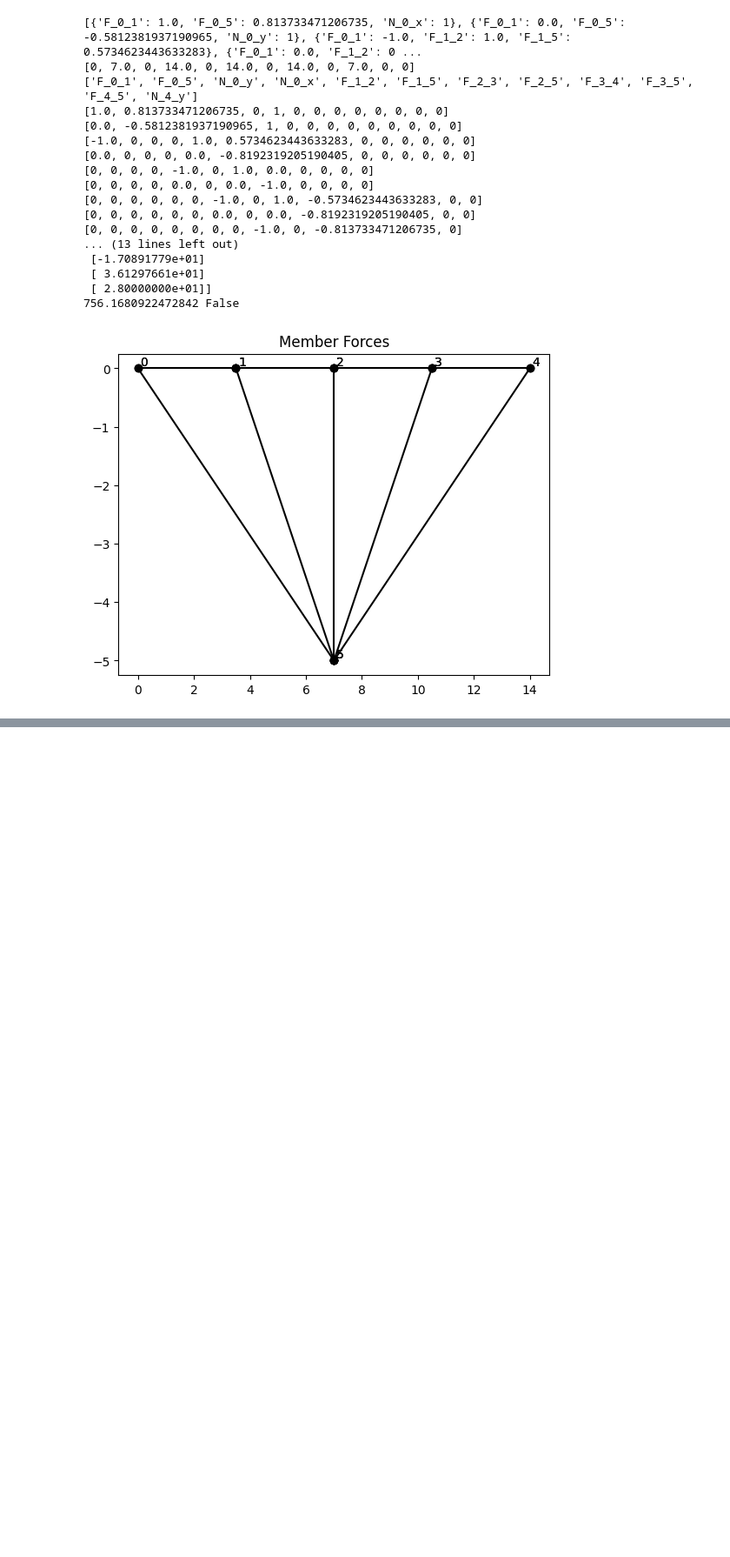
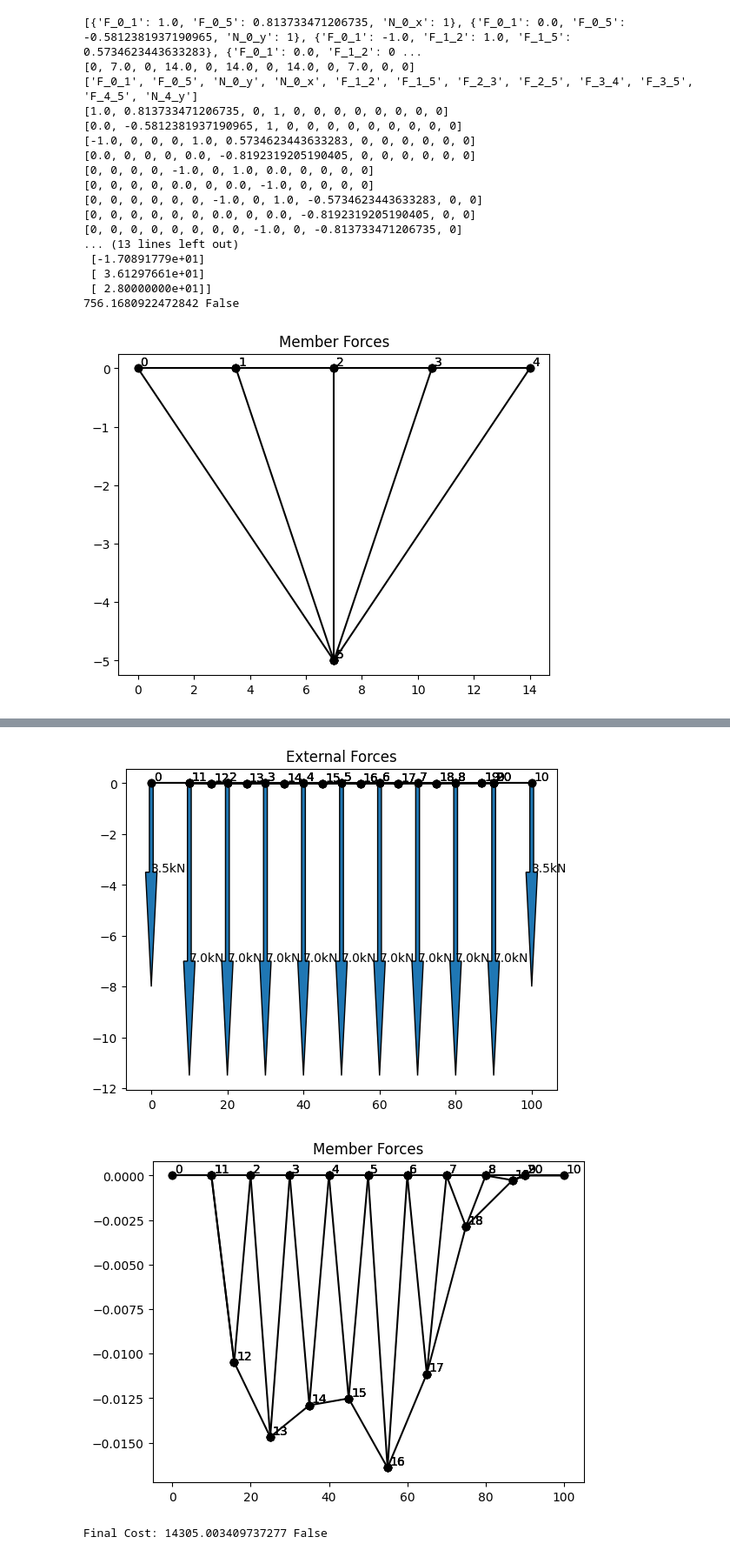
Before and after one commit to OLeather/truss-optimization, a Jupyter notebook: test.ipynb, the cells around one changed output, grey strips where cells are left out. Shown: that part at 87% size. Saved outputs shown, nothing was run; the diff lists cells and outputs as text; code cells hidden in the pictures; blank space fills up the shorter version.

```diff
--- a/test.ipynb
+++ b/test.ipynb
@@ -297,0 +218,68 @@ Final Cost: 739.2558744483861 True
+# %%
+from truss import *
+from scipy.optimize import minimize
+import random
+
+TRAIN_WEIGHT_PER_M = 5 # kN/m
+BRIDGE_LENGTH = 14 # m
+
+def optimize(xs, ys, print_solution = False):
+    joints = [
+        Joint(JointType.PIN, 0, 0, grounded=True),  # 0
+        Joint(JointType.GUSSET, 10, 0), # 1
+        Joint(JointType.GUSSET, 20, 0), # 2
+        Joint(JointType.GUSSET, 30, 0), # 3
+        Joint(JointType.GUSSET, 40, 0), # 4
+        Joint(JointType.GUSSET, 50, 0), # 5
+        Joint(JointType.GUSSET, 60, 0), # 6
+        Joint(JointType.GUSSET, 70, 0), # 7
+        Joint(JointType.GUSSET, 80, 0), # 8
+        Joint(JointType.GUSSET, 90, 0), # 9
+        Joint(JointType.ROLLER, 100, 0, grounded=True), # 10
+        Joint(JointType.GUSSET, xs[0], ys[0]), # 11
+        Joint(JointType.GUSSET, xs[1], ys[1]), # 12
+        Joint(JointType.GUSSET, xs[2], ys[2]), # 13
+        Joint(JointType.GUSSET, xs[3], ys[3]), # 14
+        Joint(JointType.GUSSET, xs[4], ys[4]), # 15
+        Joint(JointType.GUSSET, xs[5], ys[5]), # 16
+        Joint(JointType.GUSSET, xs[6], ys[6]), # 17
+        Joint(JointType.GUSSET, xs[7], ys[7]), # 19
+        Joint(JointType.GUSSET, xs[8], ys[8]), # 19
+        Joint(JointType.GUSSET, xs[9], ys[9])] # 20
+
+    links = [(0,1), (1,2), (2,3), (3,4), (4,5), (5,6), (6,7), (7,8), (8,9), (9,10), (0,11), (1,11), (1,12), (2,12), (2,13), (3,13), (3,14), (4,14), (4,15), (5,15), (5,16), (6,16), (6,17), (7,17), (7,18), (8,18), (8,19), (9,19), (9,20), (10,20), (11,12), (12,13), (13,14), (14,15), (15,16), (16,17), (17,18), (18,19), (19,20)]
+    multipliers = [1] * len(links)
+    train_force = Force(fx=0, fy=-TRAIN_WEIGHT_PER_M * BRIDGE_LENGTH, joints_applied=[0, 1, 2, 3, 4, 5, 6, 7, 8, 9, 10])
+    forces = [train_force]
+
+    truss = Truss(joints, links, forces, multipliers)
+    truss.apply_external_forces()
+
+    cost, success = truss.solve(print_solution=print_solution)
+    return cost, success, truss
+
+
+def optimize_cost(xs):
+    # cost, _, _ = optimize([1.75, 5.25, 8.75, 12.25], xs)
+    split = np.split(xs, 2)
+    cost, _, _ = optimize(split[0], split[1])
+    return cost
+
+
+# cost, success, truss = optimize([1.75, 5.25, 8.75, 12.25], [-10, -10, -10, -10], print_solution=False)
+# print(cost, success)
+x0 = np.array([5, 15, 25, 35, 45, 55, 65, 75, 85, 95, random.random()*10 - 15, random.random()*10 - 15, random.random()*10 - 10, random.random()*10 - 15, random.random()*10 - 15, random.random()*10 - 15, random.random()*10 - 15, random.random()*10 - 15, random.random()*10 - 15, random.random()*10 - 15])
+res = minimize(optimize_cost, x0, method='powell',
+               options={'maxitr': 1e8})
+
+print(res)
+
+split = np.split(res.x, 2)
+cost, success, truss = optimize(split[0], split[1], print_solution=False)
+
+# cost, success, truss = optimize([1.75, 5.25, 8.75, 12.25], res.x, print_solution=False)
+
+truss.plot("External Forces", plot_external=True, plot_member=False)
+truss.plot("Member Forces", plot_external=False, plot_member=True)
+print("Final Cost: " + str(cost), success)
+# %% [output]
@@ -297,0 +298,3 @@ Final Cost: 739.2558744483861 True
+[figure, added]
+[figure, added]
+Final Cost: 14305.003409737277 False
```
Also changed, not shown: parts of 5 cells of this notebook, 1 other file.
